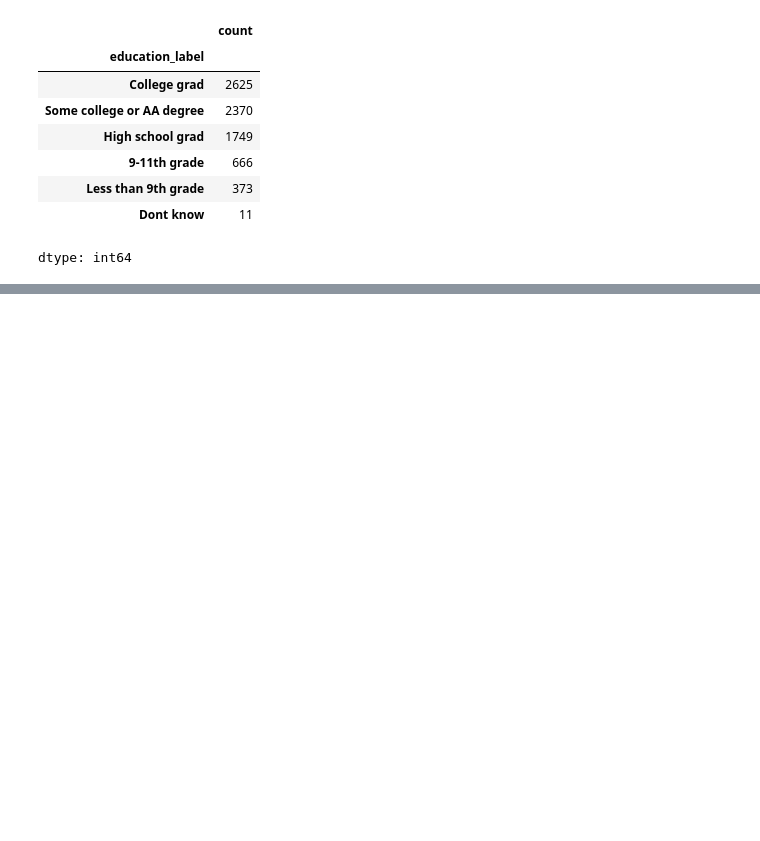
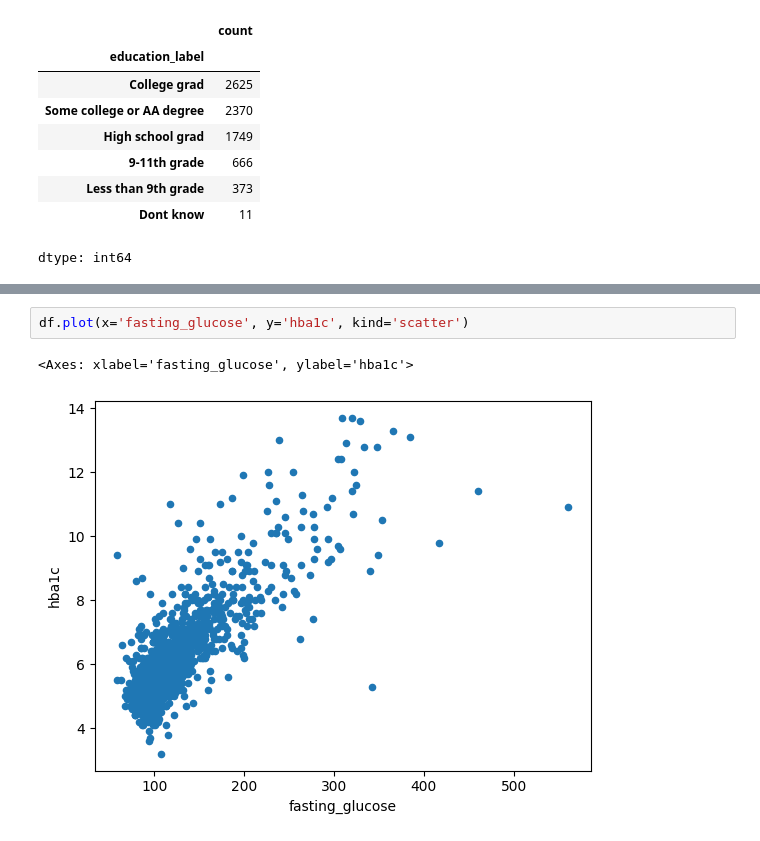
Before and after one commit to Ghazal-Rouhani/DSC_110, a Jupyter notebook: Data_summarization_and_visualization_10_12_2026.ipynb, the cells around one changed output, grey strips where cells are left out. Saved outputs shown, nothing was run; the diff lists cells and outputs as text; blank space fills up the shorter version.

```diff
--- a/Data_summarization_and_visualization_10_12_2026.ipynb
+++ b/Data_summarization_and_visualization_10_12_2026.ipynb
@@ -54,0 +180,5 @@ dtype: int64
+# %%
+df.plot(x='fasting_glucose', y='hba1c', kind='scatter')
+# %% [output]
+<Axes: xlabel='fasting_glucose', ylabel='hba1c'>
+[figure, added]
```
Also changed, not shown: parts of 28 cells of this notebook.
